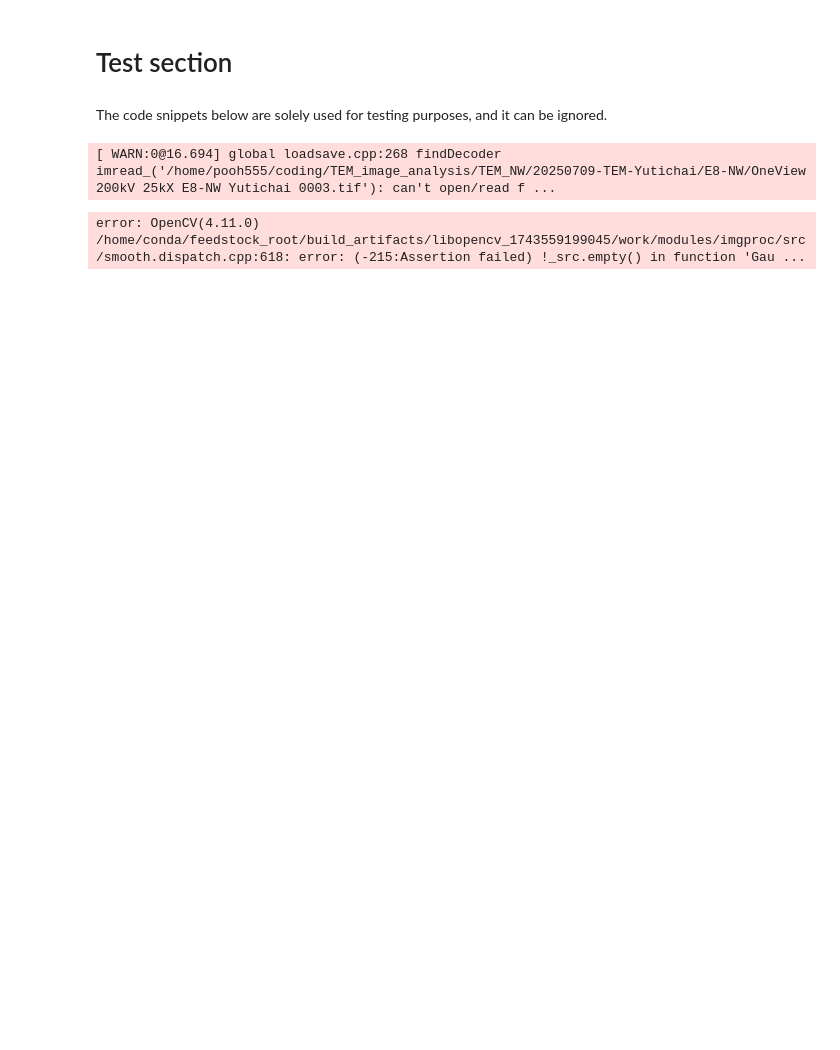
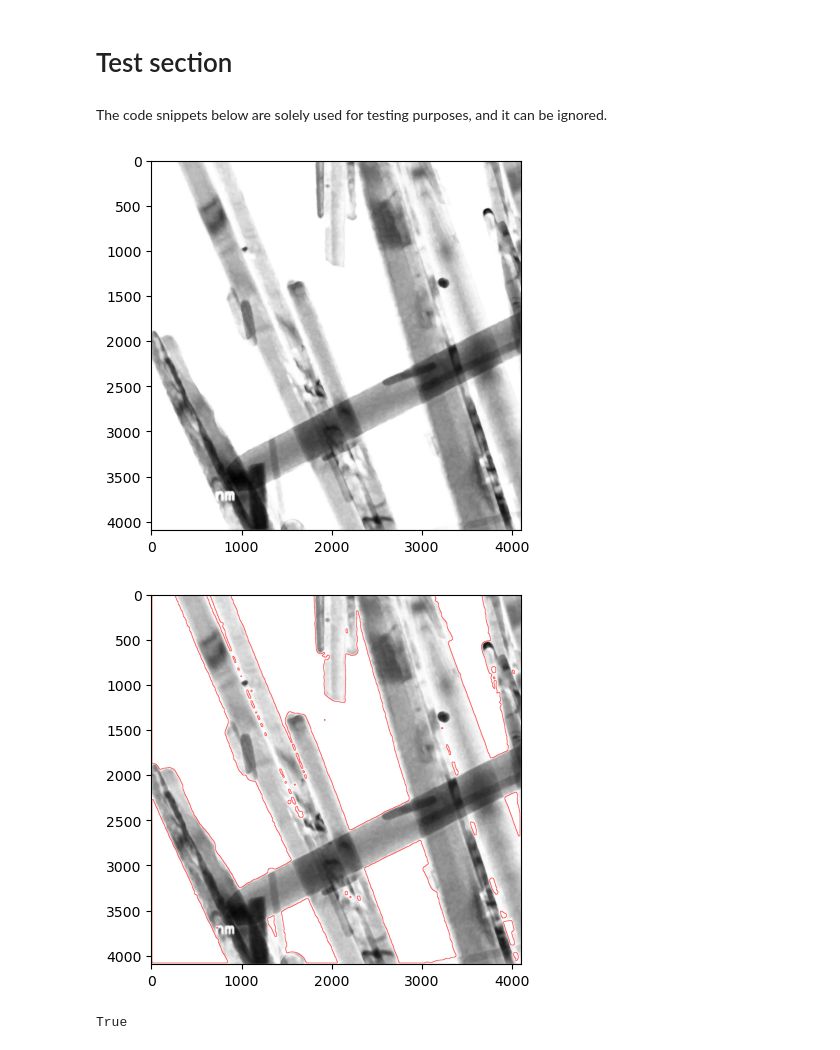
Before and after one commit to Pooh555/Image-Analysis, a Jupyter notebook: border_generation.ipynb, the cells around one changed output. Saved outputs shown, nothing was run; the diff lists cells and outputs as text; code cells hidden in the pictures; blank space fills up the shorter version.

```diff
--- a/border_generation.ipynb
+++ b/border_generation.ipynb
@@ -132,0 +161,4 @@ Processing images in: /home/pooh555/coding/TEM_image_analysis/TEM_NW/20250709-TE
+# %%
+for processed_image, file_name in zip(processed_images, file_names):
+    cv2.imwrite(OUTPUT_DIR_PATH + file_name + '.' + OUTPUT_FILE_EXTENSION, processed_image)   # Save the processed image
+    print("Successfully saved " + file_name + '.' + OUTPUT_DIR_PATH)
@@ -168,12 +218,32 @@ def generate_border_debug(image, border_size=5, n_erosions=1):
     plt.show()
 
     return image_with_border
+# %%
+# Temporary put the function declaration here becuz I'm too lazy to scroll up
+# Sowwy :3
+
+# Image Properties Modification Function
+
+# Note: The order of processing layers in this function matters
+
+def modify_image(image, alpha=1.5, beta=2.0, guassian_kernel_size=5, diameter=9, sigmaColor=75, sigmaSpace=75, median_blur_kernel_size=9):
+    processed_image = cv2.convertScaleAbs(image, alpha=alpha, beta=beta)
+    processed_image = cv2.GaussianBlur(processed_image, (guassian_kernel_size, guassian_kernel_size), 0)
+    processed_image = cv2.bilateralFilter(processed_image, diameter, sigmaColor=sigmaColor, sigmaSpace=sigmaSpace)
+    processed_image = cv2.medianBlur(processed_image, median_blur_kernel_size)
+    processed_image = cv2.bilateralFilter(processed_image, diameter, sigmaColor=sigmaColor, sigmaSpace=sigmaSpace)
+    processed_image = cv2.medianBlur(processed_image, median_blur_kernel_size)
+    processed_image = cv2.medianBlur(processed_image, median_blur_kernel_size)
+
+    return processed_image
 # %%
 image = cv2.imread(IMAGES_DIR_PATH + "OneView 200kV 25kX E8-NW Yutichai 0003.tif", cv2.IMREAD_GRAYSCALE)
-modified_image = modify_image(image, alpha=2.0, beta=2.5, guassian_kernel_size=11)
+modified_image = modify_image(image, alpha=2.05, beta=2.5, guassian_kernel_size=11, diameter=12, sigmaColor=75, sigmaSpace=25, median_blur_kernel_size=17)
 processed_image = generate_border_debug(modified_image)
 
+
 cv2.imwrite(OUTPUT_DIR_PATH + "sample_output" + '.' + OUTPUT_FILE_EXTENSION, processed_image)
 # %% [output]
+[figure, added]
+[figure, added]
-[ WARN:0@16.694] global loadsave.cpp:268 findDecoder imread_('/home/pooh555/coding/TEM_image_analysis/TEM_NW/20250709-TEM-Yutichai/E8-NW/OneView 200kV 25kX E8-NW Yutichai 0003.tif'): can't open/read f ...
+True
-error: OpenCV(4.11.0) /home/conda/feedstock_root/build_artifacts/libopencv_1743559199045/work/modules/imgproc/src/smooth.dispatch.cpp:618: error: (-215:Assertion failed) !_src.empty() in function 'Gau ...
```
Also changed, not shown: parts of 10 cells of this notebook.
